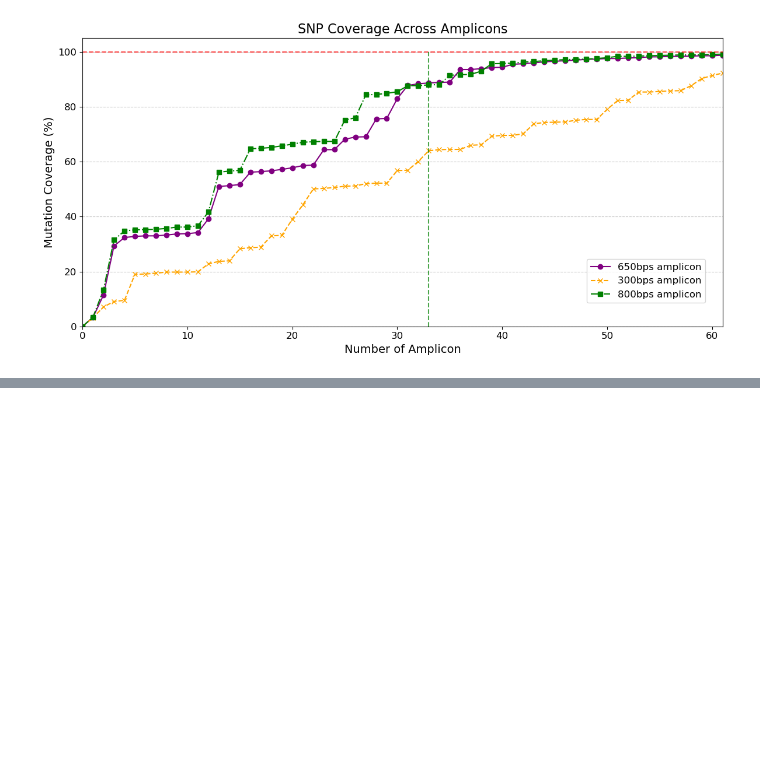
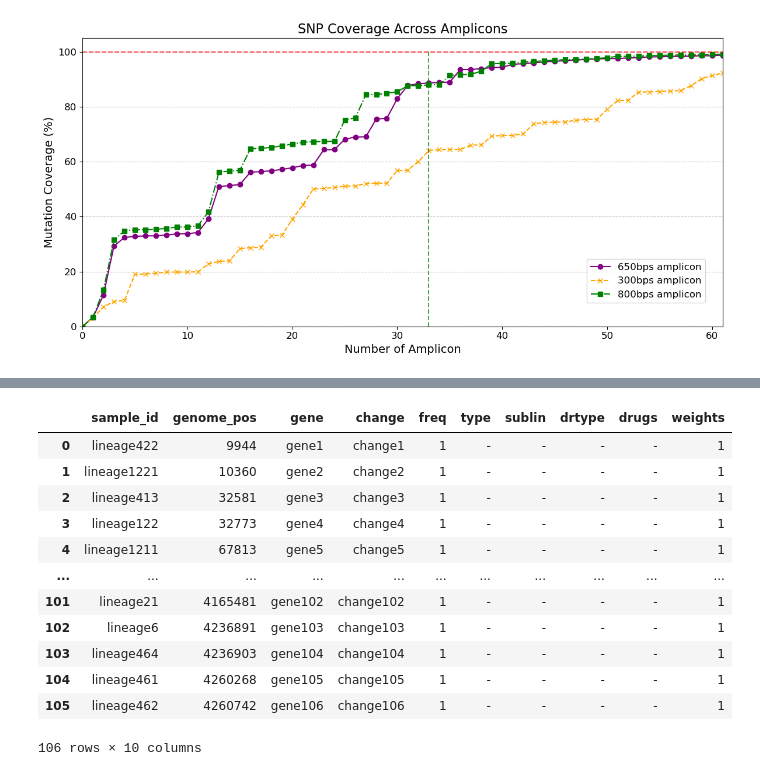
Before and after one commit to linfeng-wang/TOAST, a Jupyter notebook: cache/scratch1.ipynb, the cells around one changed output, grey strips where cells are left out. Saved outputs shown, nothing was run; the diff lists cells and outputs as text; code cells hidden in the pictures; blank space fills up the shorter version.

```diff
--- a/cache/scratch1.ipynb
+++ b/cache/scratch1.ipynb
@@ -658,0 +705,6 @@ plt.show()
+# %%
+lin_pos_ = lin_pos[[3, 2, 'gene', 'change', 'freq', 'type', 'sublin', 'drtype', 'drugs', 'weights']]
+lin_pos_.columns = ['sample_id','genome_pos', 'gene', 'change', 'freq', 'type', 'sublin', 'drtype', 'drugs', 'weights']
+# %%
+lin_pos_= lin_pos_.replace(r'\.', '', regex=True)
+repeats = [69342,154990,281208,324662,342873,497491,685869,812502, 1053308,1297981, 1592015, 2781384, 4165481,4260268]
@@ -658,0 +719,16 @@ plt.show()
+# %%
+lin_pos_
+# %% [output]
+|  | sample_id | genome_pos | gene | change | freq | type | sublin | drtype | drugs | weights |
+| 0 | lineage422 | 9944 | gene1 | change1 | 1 | - | - | - | - | 1 |
+| 1 | lineage1221 | 10360 | gene2 | change2 | 1 | - | - | - | - | 1 |
+| 2 | lineage413 | 32581 | gene3 | change3 | 1 | - | - | - | - | 1 |
+| 3 | lineage122 | 32773 | gene4 | change4 | 1 | - | - | - | - | 1 |
+| 4 | lineage1211 | 67813 | gene5 | change5 | 1 | - | - | - | - | 1 |
+| ... | ... | ... | ... | ... | ... | ... | ... | ... | ... | ... |
+| 101 | lineage21 | 4165481 | gene102 | change102 | 1 | - | - | - | - | 1 |
+| 102 | lineage6 | 4236891 | gene103 | change103 | 1 | - | - | - | - | 1 |
+| 103 | lineage464 | 4236903 | gene104 | change104 | 1 | - | - | - | - | 1 |
+| 104 | lineage461 | 4260268 | gene105 | change105 | 1 | - | - | - | - | 1 |
+| 105 | lineage462 | 4260742 | gene106 | change106 | 1 | - | - | - | - | 1 |
+106 rows × 10 columns
```
Also changed, not shown: parts of 6 cells of this notebook, 22 other files.
